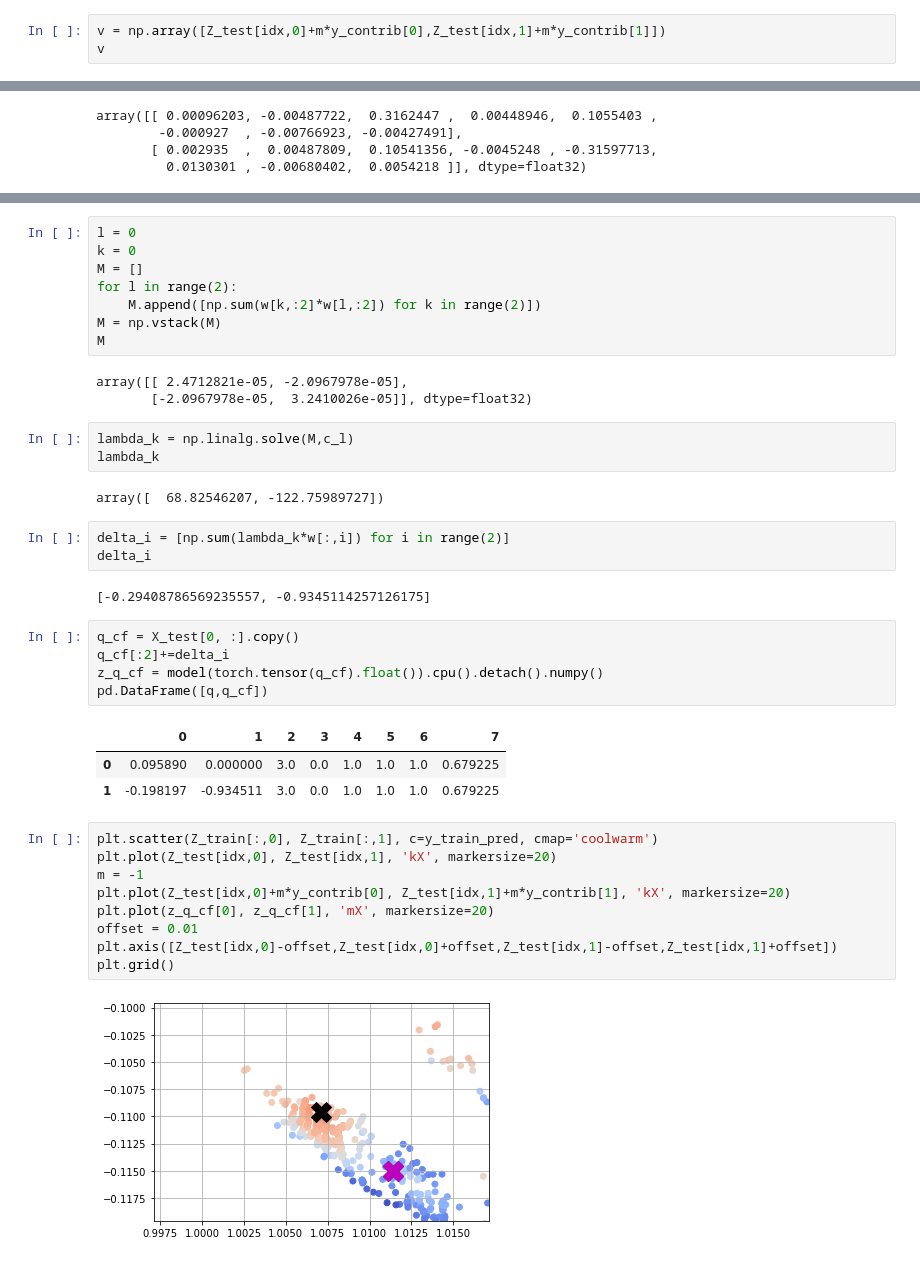
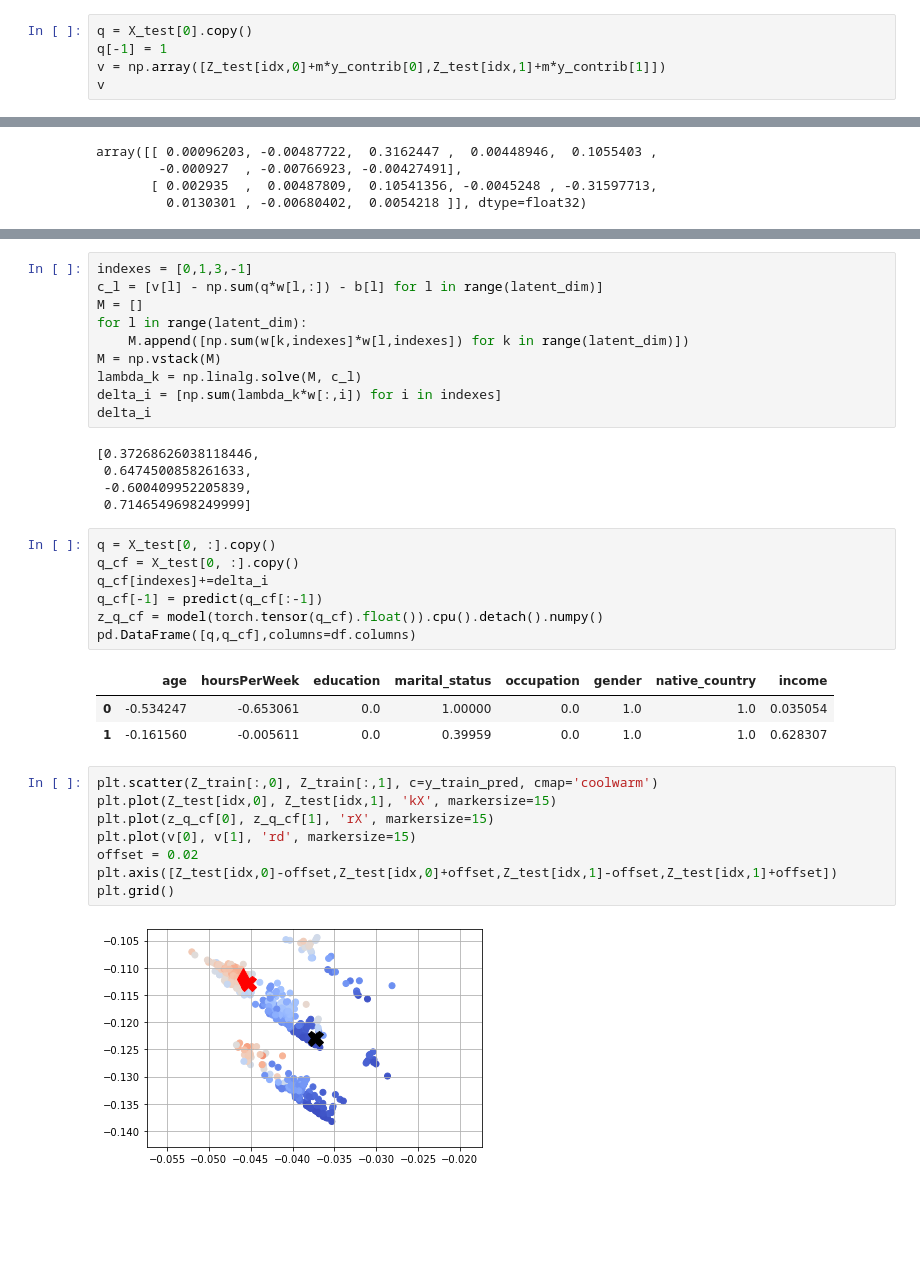
Before and after one commit to francescobodria/posthoc-similaryclass-counterfactuals, a Jupyter notebook: Adult.ipynb, the cells around one changed output, grey strips where cells are left out. Drawn from its saved outputs; the diff is of its cells as text; blank space fills up the shorter version.

```diff
--- a/Adult.ipynb
+++ b/Adult.ipynb
@@ -308,4 +305,6 @@ torch.Size([2, 8])
 # %%
+q = X_test[0].copy()
+q[-1] = 1
 v = np.array([Z_test[idx,0]+m*y_contrib[0],Z_test[idx,1]+m*y_contrib[1]])
 v
 # %% [output]
@@ -328,41 +321,36 @@ c_l
 # %%
-l = 0
-k = 0
+indexes = [0,1,3,-1]
+c_l = [v[l] - np.sum(q*w[l,:]) - b[l] for l in range(latent_dim)]
 M = []
-for l in range(2):
-    M.append([np.sum(w[k,:2]*w[l,:2]) for k in range(2)])
+for l in range(latent_dim):
+    M.append([np.sum(w[k,indexes]*w[l,indexes]) for k in range(latent_dim)])
 M = np.vstack(M)
-M
+lambda_k = np.linalg.solve(M, c_l)
+delta_i = [np.sum(lambda_k*w[:,i]) for i in indexes]
+delta_i
 # %% [output]
-array([[ 2.4712821e-05, -2.0967978e-05],
-       [-2.0967978e-05,  3.2410026e-05]], dtype=float32)
+[0.37268626038118446,
+ 0.6474500858261633,
+ -0.600409952205839,
+ 0.7146549698249999]
-# %%
-lambda_k = np.linalg.solve(M,c_l)
-lambda_k
-# %% [output]
-array([  68.82546207, -122.75989727])
-# %%
-delta_i = [np.sum(lambda_k*w[:,i]) for i in range(2)]
-delta_i
-# %% [output]
-[-0.29408786569235557, -0.9345114257126175]
 # %%
+q = X_test[0, :].copy()
 q_cf = X_test[0, :].copy()
-q_cf[:2]+=delta_i
+q_cf[indexes]+=delta_i
+q_cf[-1] = predict(q_cf[:-1])
 z_q_cf = model(torch.tensor(q_cf).float()).cpu().detach().numpy()
-pd.DataFrame([q,q_cf])
+pd.DataFrame([q,q_cf],columns=df.columns)
 # %% [output]
-|  | 0 | 1 | 2 | 3 | 4 | 5 | 6 | 7 |
-| 0 | 0.095890 | 0.000000 | 3.0 | 0.0 | 1.0 | 1.0 | 1.0 | 0.679225 |
-| 1 | -0.198197 | -0.934511 | 3.0 | 0.0 | 1.0 | 1.0 | 1.0 | 0.679225 |
+|  | age | hoursPerWeek | education | marital_status | occupation | gender | native_country | income |
+| 0 | -0.534247 | -0.653061 | 0.0 | 1.00000 | 0.0 | 1.0 | 1.0 | 0.035054 |
+| 1 | -0.161560 | -0.005611 | 0.0 | 0.39959 | 0.0 | 1.0 | 1.0 | 0.628307 |
 # %%
 plt.scatter(Z_train[:,0], Z_train[:,1], c=y_train_pred, cmap='coolwarm')
-plt.plot(Z_test[idx,0], Z_test[idx,1], 'kX', markersize=20)
-m = -1
-plt.plot(Z_test[idx,0]+m*y_contrib[0], Z_test[idx,1]+m*y_contrib[1], 'kX', markersize=20)
-plt.plot(z_q_cf[0], z_q_cf[1], 'mX', markersize=20)
-offset = 0.01
+plt.plot(Z_test[idx,0], Z_test[idx,1], 'kX', markersize=15)
+plt.plot(z_q_cf[0], z_q_cf[1], 'rX', markersize=15)
+plt.plot(v[0], v[1], 'rd', markersize=15)
+offset = 0.02
 plt.axis([Z_test[idx,0]-offset,Z_test[idx,0]+offset,Z_test[idx,1]-offset,Z_test[idx,1]+offset])
 plt.grid()
 # %% [output]
-[figure, old version]
+[figure, new version]
```
Also changed, not shown: parts of 29 cells of this notebook, 3 other files.
